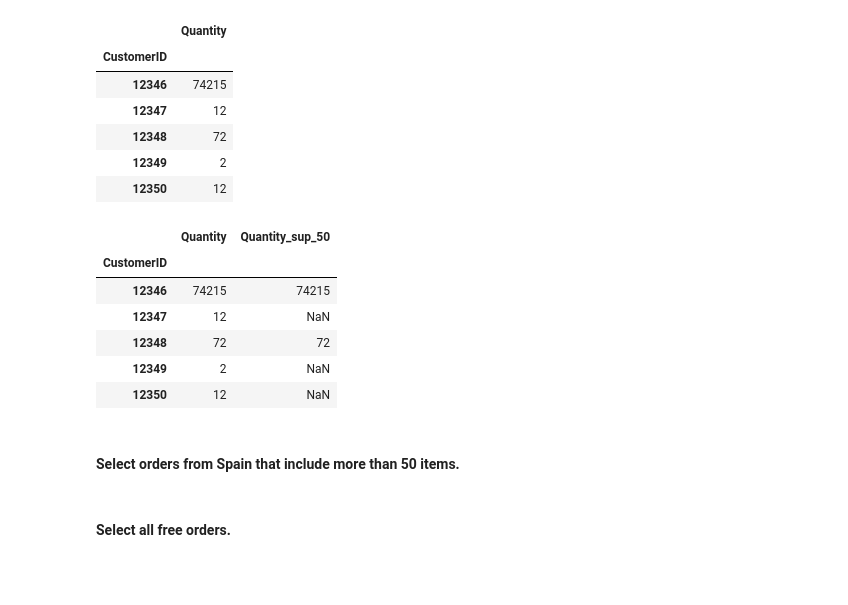
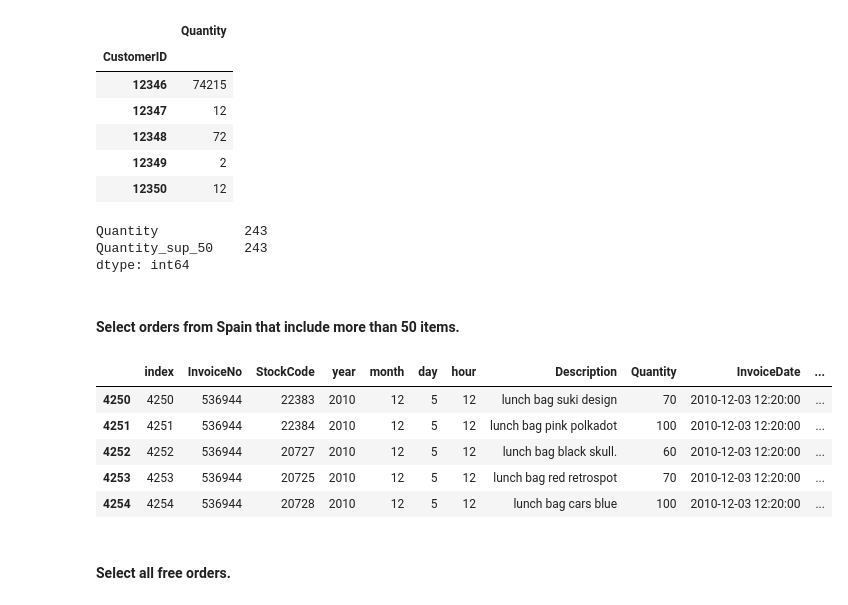
Before and after one commit to ta-data-bcn/lab-subsetting-and-descriptive-stats, a Jupyter notebook: your-code/main.ipynb, the cells around one changed output. Drawn from its saved outputs; the diff is of its cells as text; code cells hidden in the pictures; blank space fills up the shorter version.

Commit message:
Challenge 3 until lunch bag question

```diff
--- a/your-code/main.ipynb
+++ b/your-code/main.ipynb
@@ -267,13 +265,9 @@ orders_grouped_customer_quant.head()
-# %%
-orders_grouped_customer_quant["Quantity_sup_50"] = orders_grouped_customer_quant["Quantity"].apply(lambda x: x if x > 50 else "NaN")
-orders_grouped_customer_quant.head()
-# %% [output]
-|  | Quantity | Quantity_sup_50 |
-| CustomerID |  |  |
-| 12346 | 74215 | 74215 |
-| 12347 | 12 | NaN |
-| 12348 | 72 | 72 |
-| 12349 | 2 | NaN |
-| 12350 | 12 | NaN |
+# %%
+# Count the number of unique CustomerID' s with a  Quantity superior to 50
+orders_grouped_customer_quant[(orders_grouped_customer_quant['Quantity']>50)].count()
+# %% [output]
+Quantity           243
+Quantity_sup_50    243
+dtype: int64
 # %% [markdown]
 #### Select orders from Spain that include more than 50 items.
@@ -282,2 +274,12 @@ orders_grouped_customer_quant.head()
+# %%
+orders_spain_sup50 = orders[(orders['Country'] == "Spain") & (orders['Quantity']>50)]
+orders_spain_sup50.head()
+# %% [output]
+|  | index | InvoiceNo | StockCode | year | month | day | hour | Description | Quantity | InvoiceDate | ... |
+| 4250 | 4250 | 536944 | 22383 | 2010 | 12 | 5 | 12 | lunch bag suki design | 70 | 2010-12-03 12:20:00 | ... |
+| 4251 | 4251 | 536944 | 22384 | 2010 | 12 | 5 | 12 | lunch bag pink polkadot | 100 | 2010-12-03 12:20:00 | ... |
+| 4252 | 4252 | 536944 | 20727 | 2010 | 12 | 5 | 12 | lunch bag black skull. | 60 | 2010-12-03 12:20:00 | ... |
+| 4253 | 4253 | 536944 | 20725 | 2010 | 12 | 5 | 12 | lunch bag red retrospot | 70 | 2010-12-03 12:20:00 | ... |
+| 4254 | 4254 | 536944 | 20728 | 2010 | 12 | 5 | 12 | lunch bag cars blue | 100 | 2010-12-03 12:20:00 | ... |
 # %% [markdown]
 #### Select all free orders.
```
Also changed, not shown: parts of 4 cells of this notebook.
